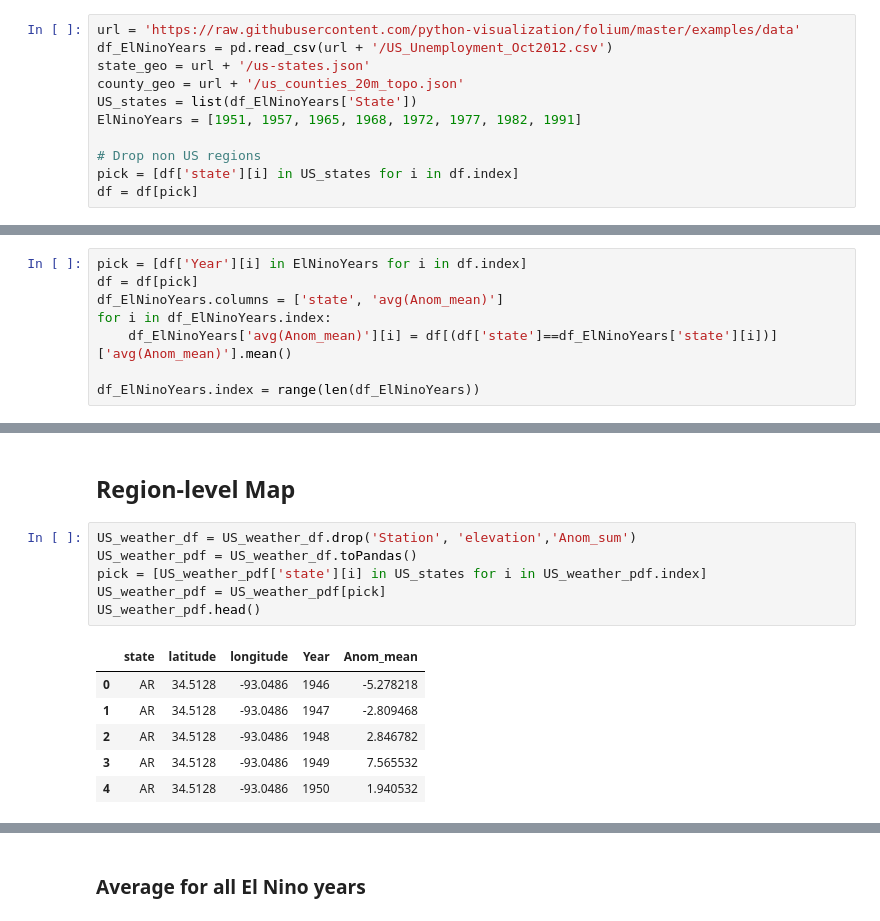
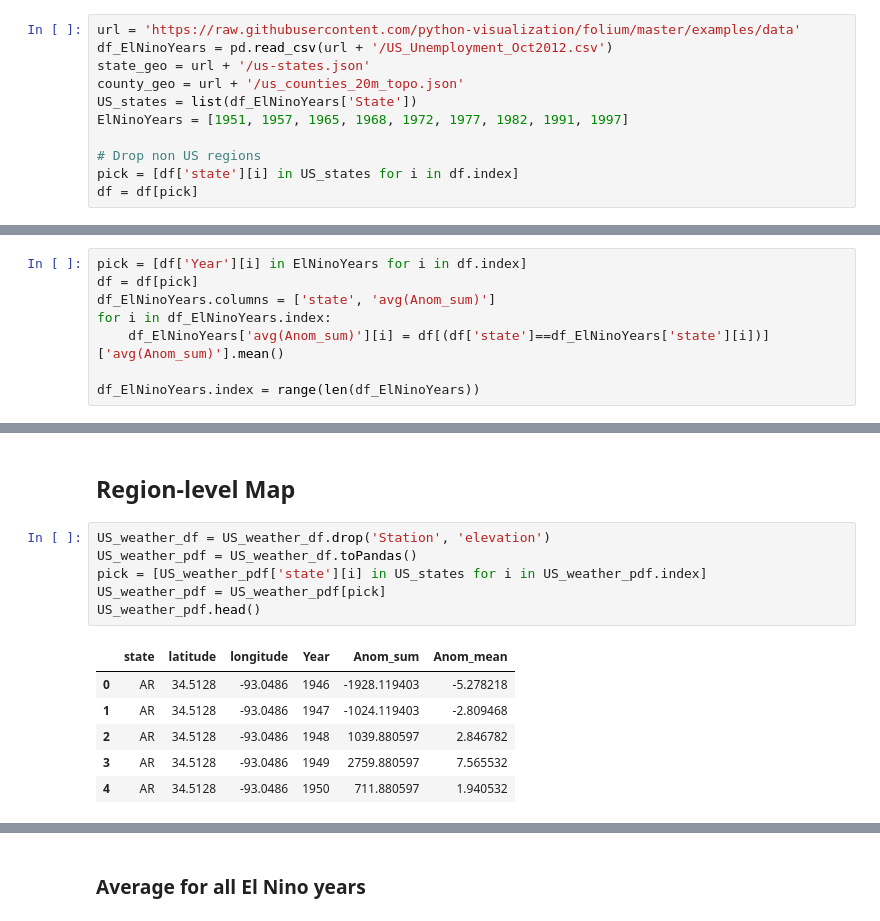
Before and after one commit to chiennifer/Public-DSC291, a Jupyter notebook: hw3/Jason.ipynb, the cells around one changed output, grey strips where cells are left out. Drawn from its saved outputs; the diff is of its cells as text.

Commit message:
change map from 1982 to 1997, from mean to sum

```diff
--- a/hw3/Jason.ipynb
+++ b/hw3/Jason.ipynb
@@ -307,7 +307,7 @@ df_ElNinoYears = pd.read_csv(url + '/US_Unemployment_Oct2012.csv')
 state_geo = url + '/us-states.json'
 county_geo = url + '/us_counties_20m_topo.json'
 US_states = list(df_ElNinoYears['State'])
-ElNinoYears = [1951, 1957, 1965, 1968, 1972, 1977, 1982, 1991]
+ElNinoYears = [1951, 1957, 1965, 1968, 1972, 1977, 1982, 1991, 1997]
 
 # Drop non US regions
 pick = [df['state'][i] in US_states for i in df.index]
@@ -353,9 +353,9 @@ m
 # %%
 pick = [df['Year'][i] in ElNinoYears for i in df.index]
 df = df[pick]
-df_ElNinoYears.columns = ['state', 'avg(Anom_mean)']
+df_ElNinoYears.columns = ['state', 'avg(Anom_sum)']
 for i in df_ElNinoYears.index:
-    df_ElNinoYears['avg(Anom_mean)'][i] = df[(df['state']==df_ElNinoYears['state'][i])]['avg(Anom_mean)'].mean()
+    df_ElNinoYears['avg(Anom_sum)'][i] = df[(df['state']==df_ElNinoYears['state'][i])]['avg(Anom_sum)'].mean()
 
 df_ElNinoYears.index = range(len(df_ElNinoYears))
 # %% [output]
@@ -386,18 +387,18 @@ m
 # %% [markdown]
 ## Region-level Map
 # %%
-US_weather_df = US_weather_df.drop('Station', 'elevation','Anom_sum')
+US_weather_df = US_weather_df.drop('Station', 'elevation')
 US_weather_pdf = US_weather_df.toPandas()
 pick = [US_weather_pdf['state'][i] in US_states for i in US_weather_pdf.index]
 US_weather_pdf = US_weather_pdf[pick]
 US_weather_pdf.head()
 # %% [output]
-|  | state | latitude | longitude | Year | Anom_mean |
-| 0 | AR | 34.5128 | -93.0486 | 1946 | -5.278218 |
-| 1 | AR | 34.5128 | -93.0486 | 1947 | -2.809468 |
-| 2 | AR | 34.5128 | -93.0486 | 1948 | 2.846782 |
-| 3 | AR | 34.5128 | -93.0486 | 1949 | 7.565532 |
-| 4 | AR | 34.5128 | -93.0486 | 1950 | 1.940532 |
+|  | state | latitude | longitude | Year | Anom_sum | Anom_mean |
+| 0 | AR | 34.5128 | -93.0486 | 1946 | -1928.119403 | -5.278218 |
+| 1 | AR | 34.5128 | -93.0486 | 1947 | -1024.119403 | -2.809468 |
+| 2 | AR | 34.5128 | -93.0486 | 1948 | 1039.880597 | 2.846782 |
+| 3 | AR | 34.5128 | -93.0486 | 1949 | 2759.880597 | 7.565532 |
+| 4 | AR | 34.5128 | -93.0486 | 1950 | 711.880597 | 1.940532 |
 # %%
 import urllib
 import branca
```
Also changed, not shown: parts of 13 cells of this notebook, 6 other files.
